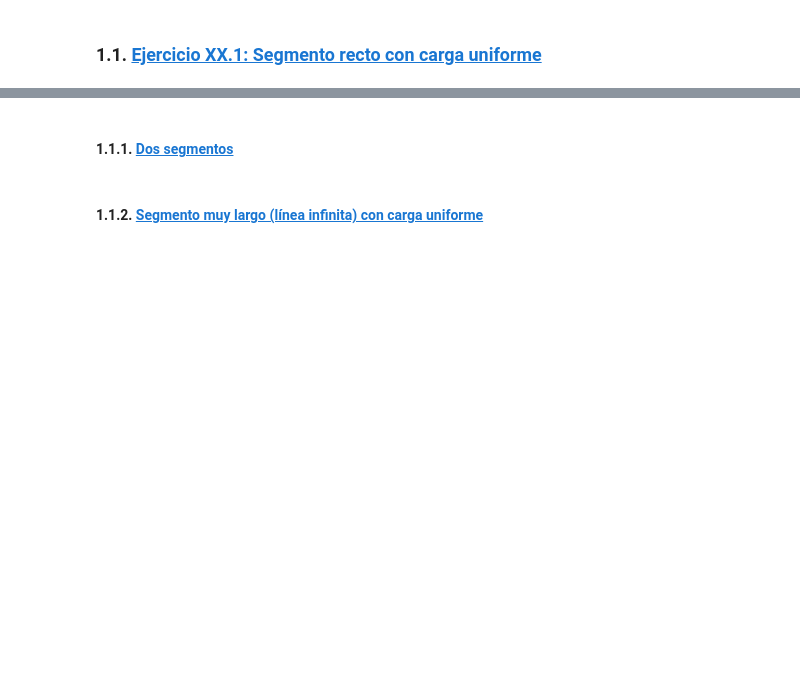
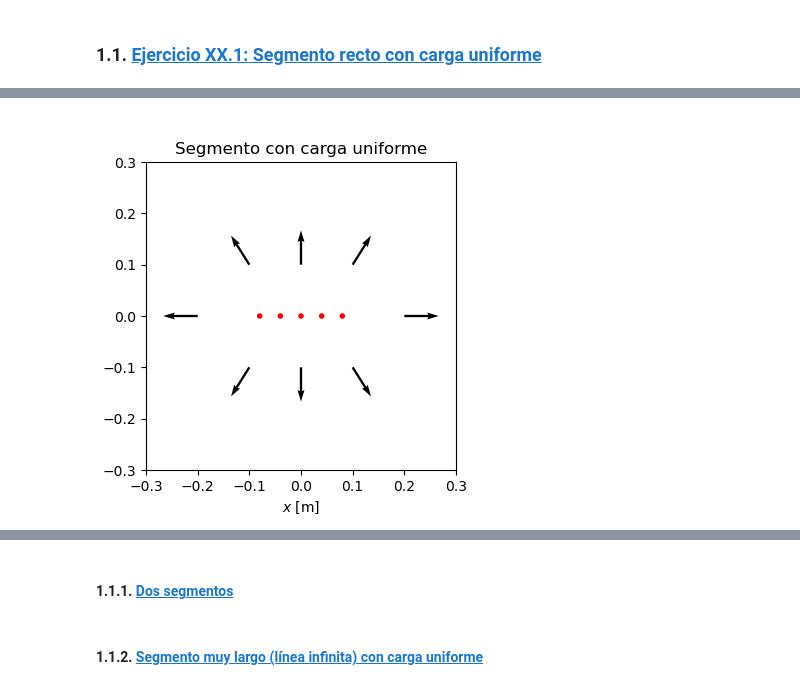
Before and after one commit to epplugins/UTN, a Jupyter notebook: electromagnetismo/em02_distribuciones_continuas.ipynb, the cells around one changed output, grey strips where cells are left out. Saved outputs shown, nothing was run; the diff lists cells and outputs as text; code cells hidden in the pictures; blank space fills up the shorter version.

Commit message:
segmento

```diff
--- a/electromagnetismo/em02_distribuciones_continuas.ipynb
+++ b/electromagnetismo/em02_distribuciones_continuas.ipynb
@@ -103,2 +108,39 @@ $$
+# %%
+def E(x, y, z, Q):
+    """Calcula las componentes del campo eléctrico en N/C.
+    Ingresar valores de x,y,z en metros y q en coulomb.
+    Q es una lista de la forma:
+    Q = [
+        [q1,x1,y1,z1],
+        [q2,x2,y2,z2],
+        ...
+        [qN,xN,yN,zN]
+    ]
+    """
+    Ei,Ej,Ek = 0,0,0
+    for qi in Q:
+        r = ((x - qi[1])**2 + (y - qi[2])**2 + (z - qi[3])**2)**(3/2)
+        Ei = Ei + 9E9 * qi[0] * (x - qi[1]) / r
+        Ej = Ej + 9E9 * qi[0] * (y - qi[2]) / r
+        Ek = Ek + 9E9 * qi[0] * (z - qi[3]) / r
+
+    return Ei, Ej, Ek
 # %% [markdown]
 ### 1.1. <a id='toc1_1_'></a>[Ejercicio XX.1: Segmento recto con carga uniforme](#toc0_)
+# %%
+# Carga total del objeto:
+Qtotal = 1E-9
+# Longitud del segmento (en m):
+L = 20E-2
+# Número de cargas en que se divide el cuerpo extenso:
+N = 5
+
+dq = Qtotal/N
+# Separación entre cargas:
+dx = L/N
+# Valor inicial de x (el centro del primer "diferencial" de longitud dx):
+x0 = -L/2 + dx/2
+
+Q = []
+for i in np.arange(N):
+    Q = Q + [[dq, x0+i*dx,0,0]]
@@ -104,0 +163,5 @@ $$
+# %%
+X = [[0,0.1,0],[0,-0.1,0],[-0.2,0,0],[0.2,0,0],[-0.1,0.1,0],[0.1,0.1,0],[-0.1,-0.1,0],[0.1,-0.1,0]]
+em.plotEfvector(E, Q, X, limites=[-0.3,0.3,-0.3,0.3], title="Segmento con carga uniforme", scale=10)
+# %% [output]
+[figure, added]
```
Also changed, not shown: parts of 5 cells of this notebook, 2 other files.
